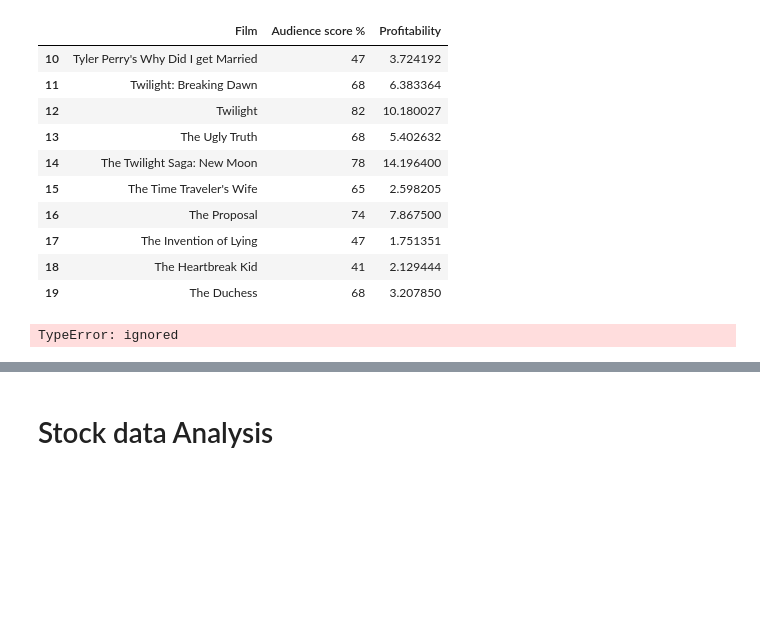
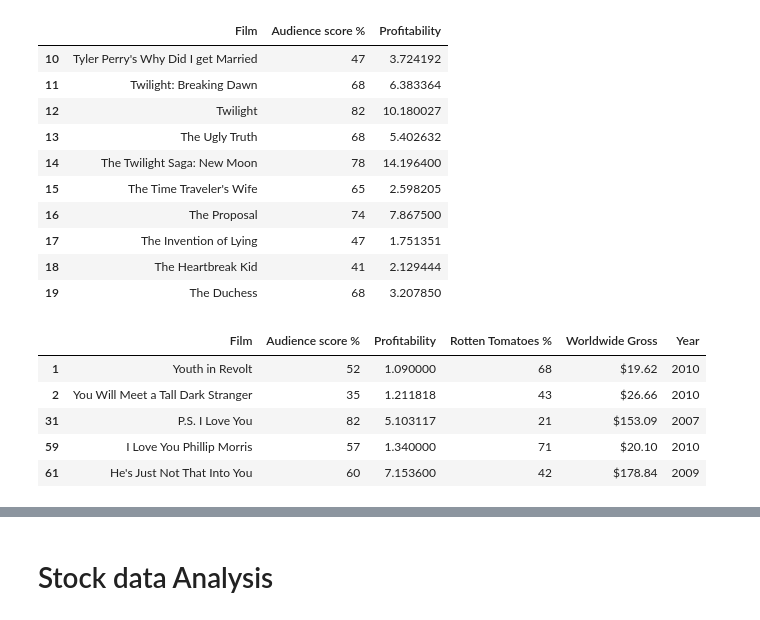
Before and after one commit to vinay2k2/HealthcareBasicsAndImageProcessing, a Jupyter notebook: PandasTemplate.ipynb, the cells around one changed output, grey strips where cells are left out. Saved outputs shown, nothing was run; the diff lists cells and outputs as text; code cells hidden in the pictures; blank space fills up the shorter version.

```diff
--- a/PandasTemplate.ipynb
+++ b/PandasTemplate.ipynb
@@ -642,6 +642,14 @@ movies_df.iloc[10:20,0:3]
 # %%
 # For the loc we cannot use index positions for columns and we have to use column name or range of column name
 # Following would produce error
-movies_df.loc[10:20,0:3]
+# movies_df.loc[10:20,0:3]
-# %% [output]
-TypeError: ignored
+# %%
+#Searching within the column Value this works better
+movies_df[movies_df['Film'].str.count(r'You')>0]
+# %% [output]
+|  | Film | Audience score % | Profitability | Rotten Tomatoes % | Worldwide Gross | Year |
+| 1 | Youth in Revolt | 52 | 1.090000 | 68 | $19.62 | 2010 |
+| 2 | You Will Meet a Tall Dark Stranger | 35 | 1.211818 | 43 | $26.66 | 2010 |
+| 31 | P.S. I Love You | 82 | 5.103117 | 21 | $153.09 | 2007 |
+| 59 | I Love You Phillip Morris | 57 | 1.340000 | 71 | $20.10 | 2010 |
+| 61 | He's Just Not That Into You | 60 | 7.153600 | 42 | $178.84 | 2009 |
```
Also changed, not shown: parts of 9 cells of this notebook.
